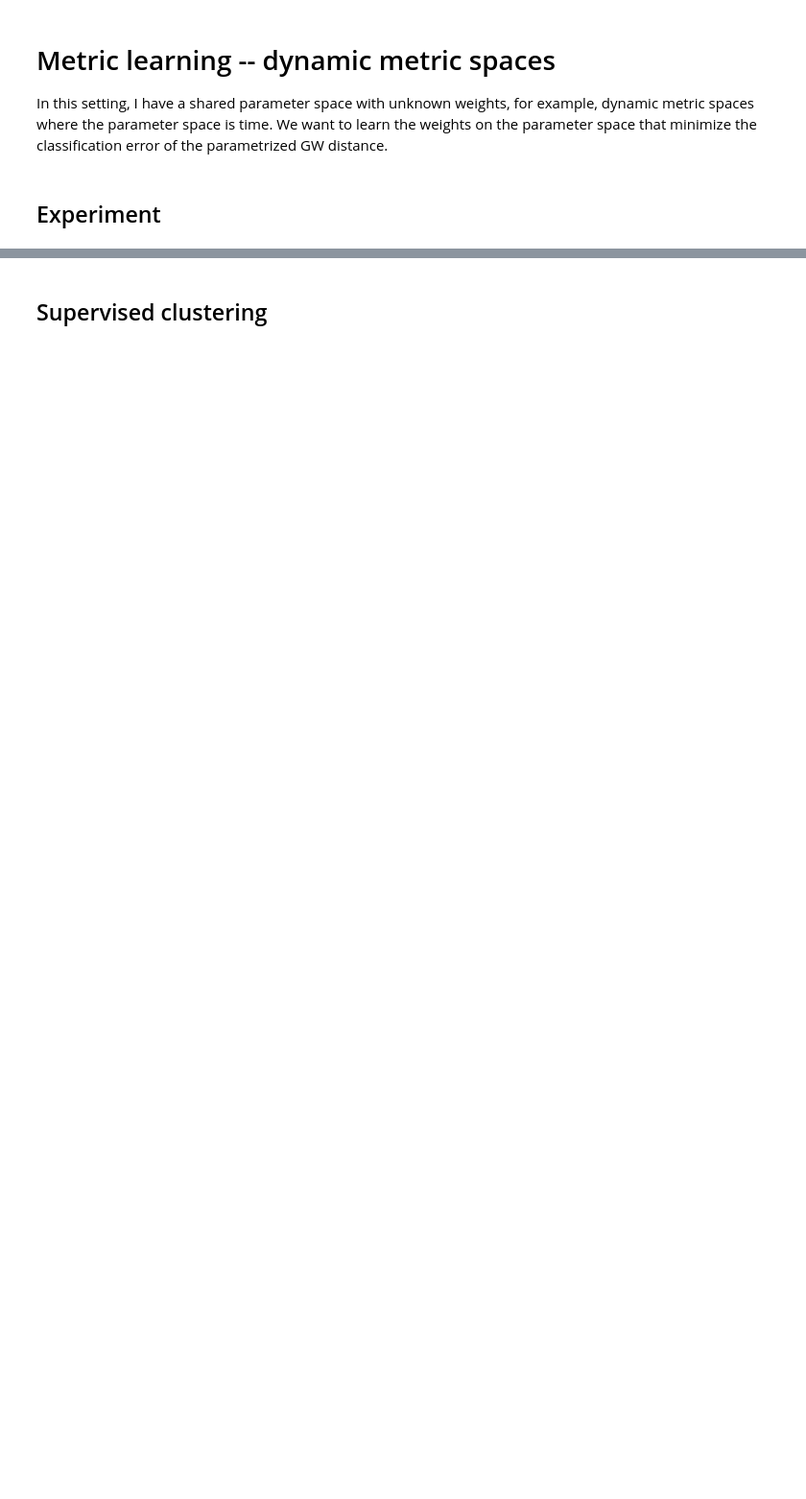
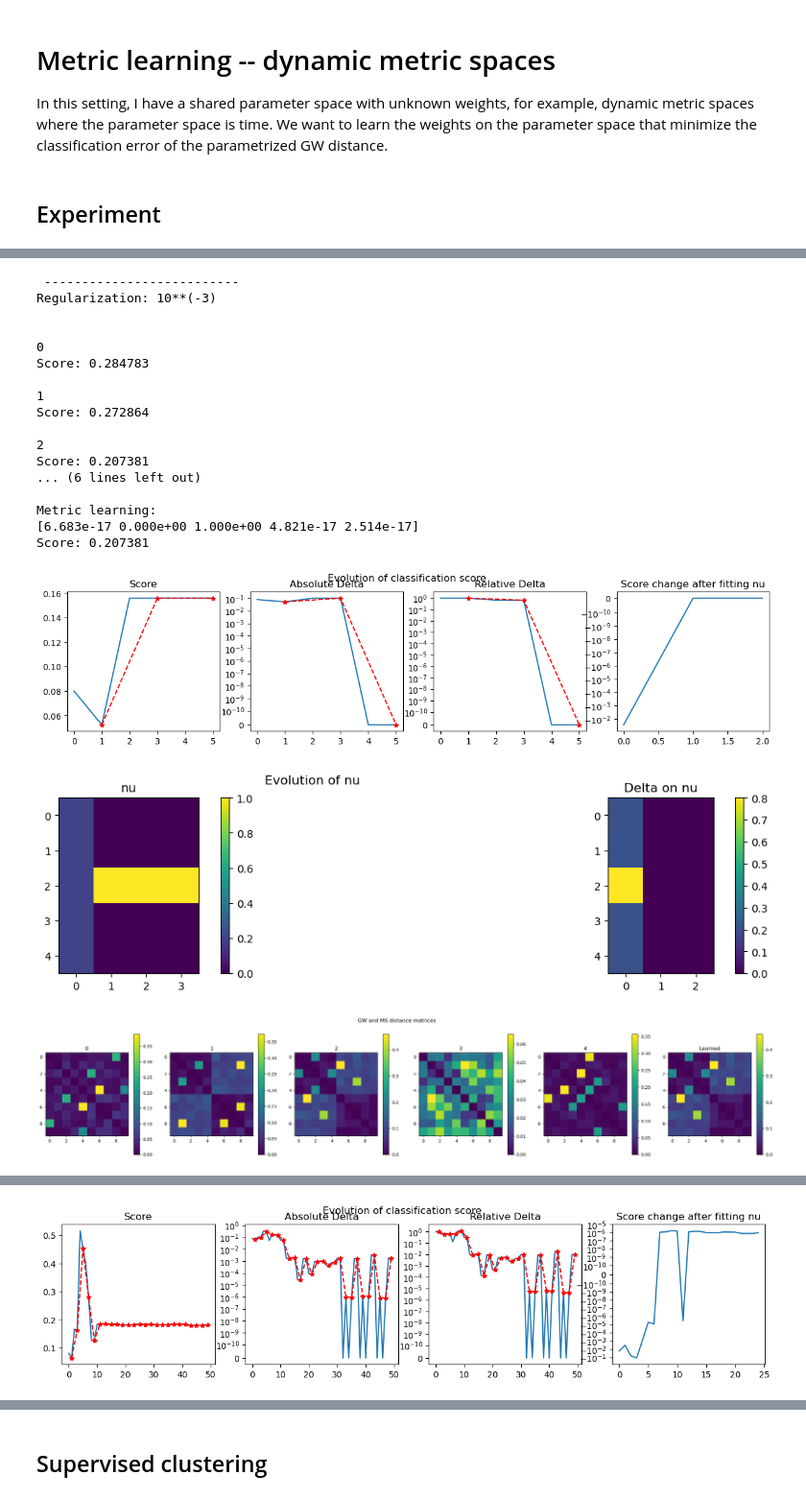
Before and after one commit to mr-gomez/Parametrized_GW, a Jupyter notebook: Optimizing_parameters.ipynb, the cells around one changed output, grey strips where cells are left out. Shown at 96% size. Saved outputs shown, nothing was run; the diff lists cells and outputs as text; code cells hidden in the pictures; blank space fills up the shorter version.

```diff
--- a/Optimizing_parameters.ipynb
+++ b/Optimizing_parameters.ipynb
@@ -59,7 +64,7 @@ for i in range(2):
 nu1 = np.array([0.7, 0.3])
 nu2 = np.flip(nu1)
 # nu2 = nu1
-E, T, log, logE, logG = gw_ms_couple_nu(
+T, E, log, logE, logG = gw_ms_couple_nu(
     lC1, lC2, nu1=nu1, nu2=nu2, log=True, verbose=True
 )
 print()
@@ -202,39 +228,59 @@ for exp in exponents:
 
     # Compute dMS and learn weights
     lambda_S = 10.0 ** (exp)
-    time_start = time()
+    time_start = time.time()
     dMSs, Ts, nu, score, info = gw_ms_learn_nu(
         lCs_all,
         S=S,
         dS=dS,
         lambda_S=lambda_S,
         loss_fun="square_loss",
-        option=1,
-        log=False,
         verbose=0,
         max_iter=max_iter,
         tol_rel=1e-15,
         tol_abs=1e-15,
     )
     score_list, abs_delta_list, rel_delta_list, nu_list = info
-    time_end = time()
+    time_end = time.time()
     dt = time_end - time_start
 
     dMSs = np.maximum(dMSs, 0)
 
     # ---------------------------------------------
     # Part 3: Output
     # ---------------------------------------------
     fig1, axes1, fig2, axes2 = plot_score_and_deltas(
         score_list, abs_delta_list, rel_delta_list, nu_list
     )
 
     invariant_names = np.arange(nSteps).tolist()
-    fig3, axes3, im3 = MS_output(dGWs, dMSs, nu, S, invariant_names)
+    fig3, axes3, im3 = MS_output(dGWs, dMSs, nu, nSteps, S, invariant_names)
+    plt.show()
 
     # print("Metric learning:")
     # print(nu)
     # print("Score: {:3f}".format(S(dMSs, p=1)))
 
     # fig4, ax4 = show_couplings(Ts)
     print()
+# %% [output]
+ --------------------------
+Regularization: 10**(-3)
+
+
+0
+Score: 0.284783
+
+1
+Score: 0.272864
+
+2
+Score: 0.207381
+... (6 lines left out)
+
+Metric learning:
+[6.683e-17 0.000e+00 1.000e+00 4.821e-17 2.514e-17]
+Score: 0.207381
+[figure, added]
+[figure, added]
+[figure, added]
@@ -240,0 +304 @@ for exp in exponents:
+[figure, added]
```
Also changed, not shown: parts of 15 cells of this notebook, 1 other file.
